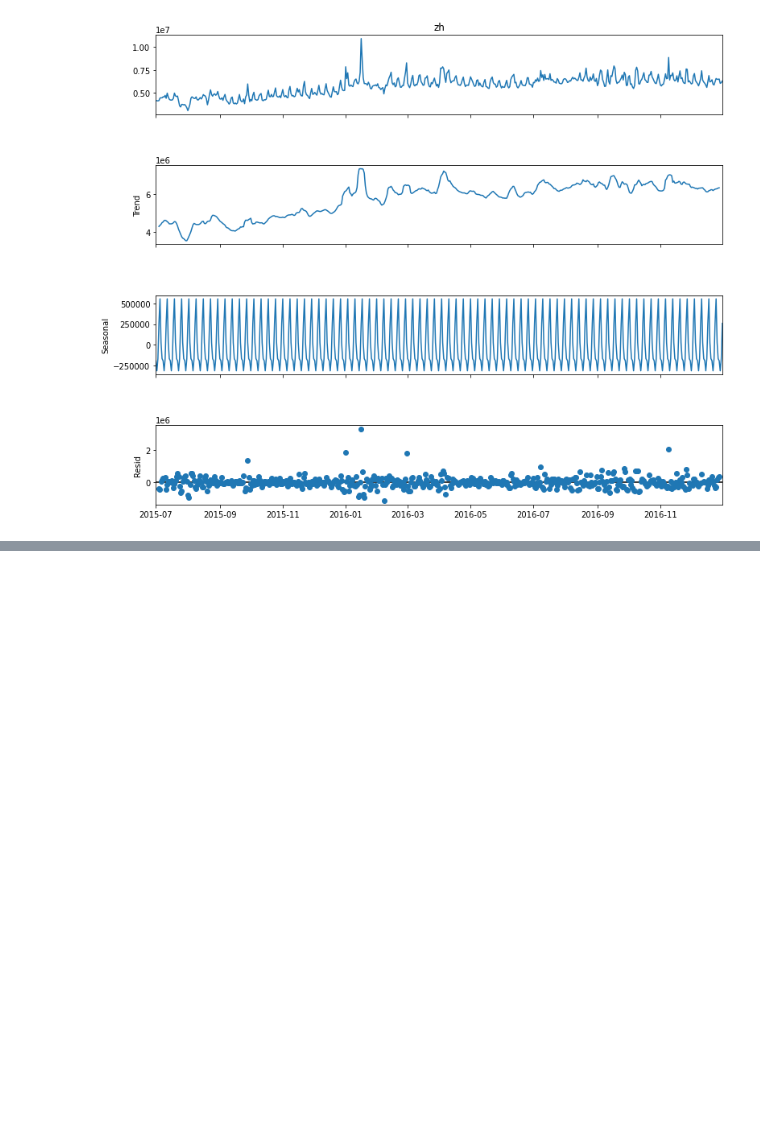
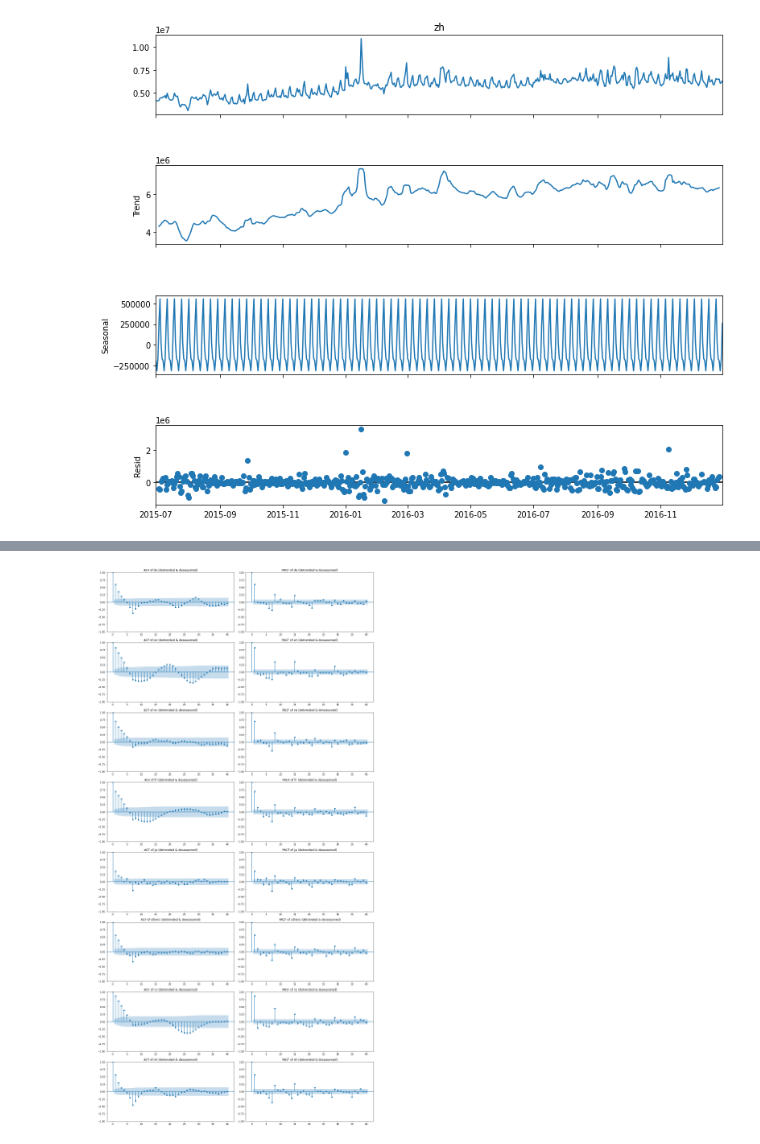
Before and after one commit to atomikkus/time_series, a Jupyter notebook: adease.ipynb, the cells around one changed output, grey strips where cells are left out. Cells and saved outputs as stored; diff of their text form; code cells hidden in the pictures; blank space fills up the shorter version.

Commit message:
detrending and deseasoning

```diff
--- a/adease.ipynb
+++ b/adease.ipynb
@@ -335,0 +330,48 @@ results_df
+# %%
+import pandas as pd
+import matplotlib.pyplot as plt
+from statsmodels.graphics.tsaplots import plot_acf, plot_pacf
+
+# Define differencing function
+def differencing(timeseries, lag=1):
+    return timeseries.diff(periods=lag).dropna()
+
+# Detrend and deseason each series in the dataframe
+detrended_deseasoned = pd.DataFrame()
+seasonal_lag = 7  # This is an example. Adjust based on your specific data's seasonality.
+
+for column in l_df_sum.columns:
+    if column != 'Exog':  # Assuming 'Exog' is not a time series data to be differenced
+        detrended_deseasoned[column] = differencing(l_df_sum[column], lag=seasonal_lag)
+    else:
+        detrended_deseasoned[column] = l_df_sum[column]
+
+# Create an 8x2 grid for ACF and PACF plots after detrending and deseasoning
+fig, axes = plt.subplots(nrows=8, ncols=2, figsize=(16, 32))
+axes = axes.flatten()
+
+# Plot ACF and PACF for each detrended and deseasoned series
+for i, column in enumerate(detrended_deseasoned.columns):
+    # Skip plotting for 'Exog' if present
+    if column == 'Exog':
+        continue
+
+    # ACF
+    plot_acf(detrended_deseasoned[column].dropna(), lags=40, ax=axes[2*i])
+    axes[2*i].set_title(f'ACF of {column} (detrended & deseasoned)')
+
+    # PACF
+    plot_pacf(detrended_deseasoned[column].dropna(), lags=40, ax=axes[2*i + 1])
+    axes[2*i + 1].set_title(f'PACF of {column} (detrended & deseasoned)')
+
+# Remove unused subplots
+if len(detrended_deseasoned.columns) < 8:
+    for j in range(len(detrended_deseasoned.columns), 8):
+        fig.delaxes(axes[2*j])
+        fig.delaxes(axes[2*j + 1])
+
+# Adjust layout
+plt.tight_layout()
+plt.show()
+# %% [output]
+[figure, added]
```
Also changed, not shown: parts of 4 cells of this notebook.
